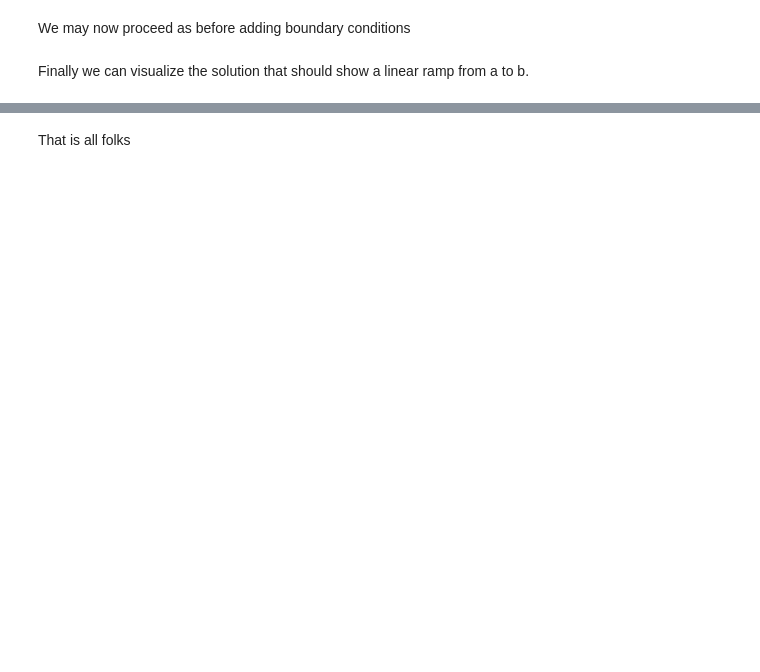
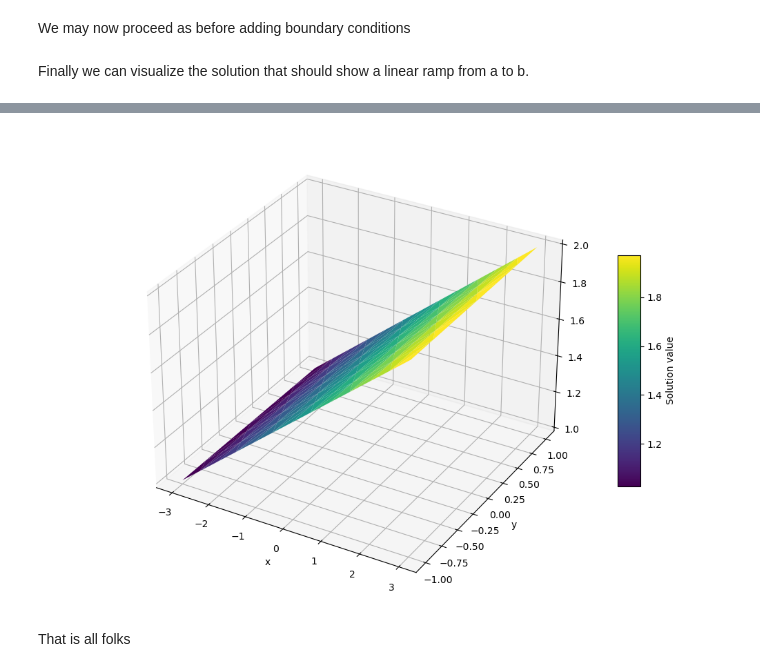
Before and after one commit to XaveryXavier/sim, a Jupyter notebook: week4.ipynb, the cells around one changed output, grey strips where cells are left out. Cells and saved outputs as stored; diff of their text form; code cells hidden in the pictures; blank space fills up the shorter version.

```diff
--- a/week4.ipynb
+++ b/week4.ipynb
@@ -393,2 +385,27 @@ Renderer(camera=PerspectiveCamera(children=(DirectionalLight(color='white', inte
+# %%
+import matplotlib.tri as tri
+
+
+# Create triangulation
+triang = tri.Triangulation(V[:, 0], V[:, 1], T)
+
+# Create the 3D plot
+fig = plt.figure(figsize=(10, 7))
+ax = fig.add_subplot(111, projection='3d')
+
+# Plot the surface
+surf = ax.plot_trisurf(triang, y, cmap='viridis', edgecolor='none')
+
+# Customize plot
+ax.set_xlabel('x')
+ax.set_ylabel('y')
+# ax.set_zlabel('Solution')
+# ax.set_title('3D Solution of 2D Laplace Equation on Triangular Grid')
+fig.colorbar(surf, ax=ax, shrink=0.5, aspect=10, label='Solution value')
+
+plt.tight_layout()
+plt.show()
+# %% [output]
+[figure, added]
 # %% [markdown]
 That is all folks
```
Also changed, not shown: parts of 7 cells of this notebook, 2 other files.
